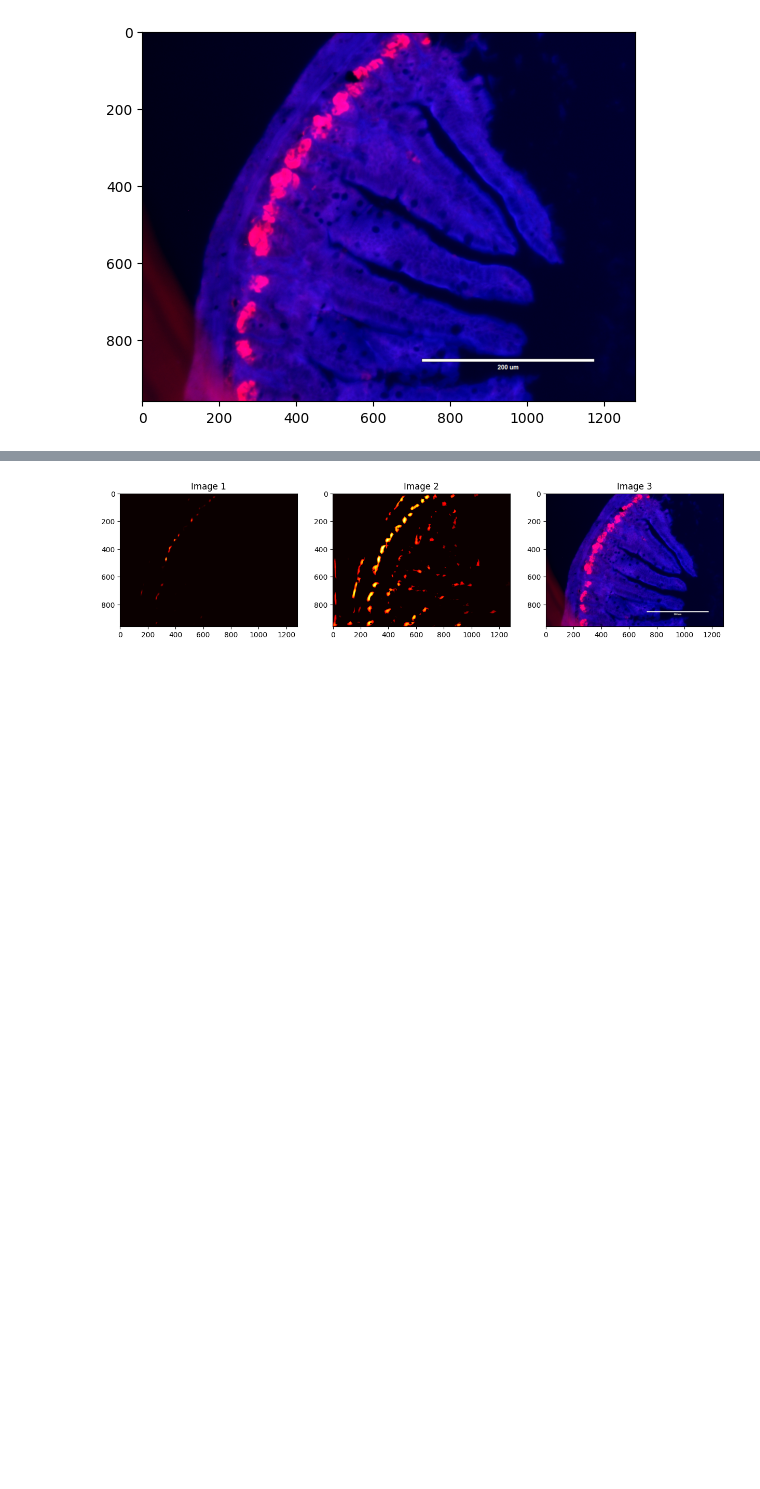
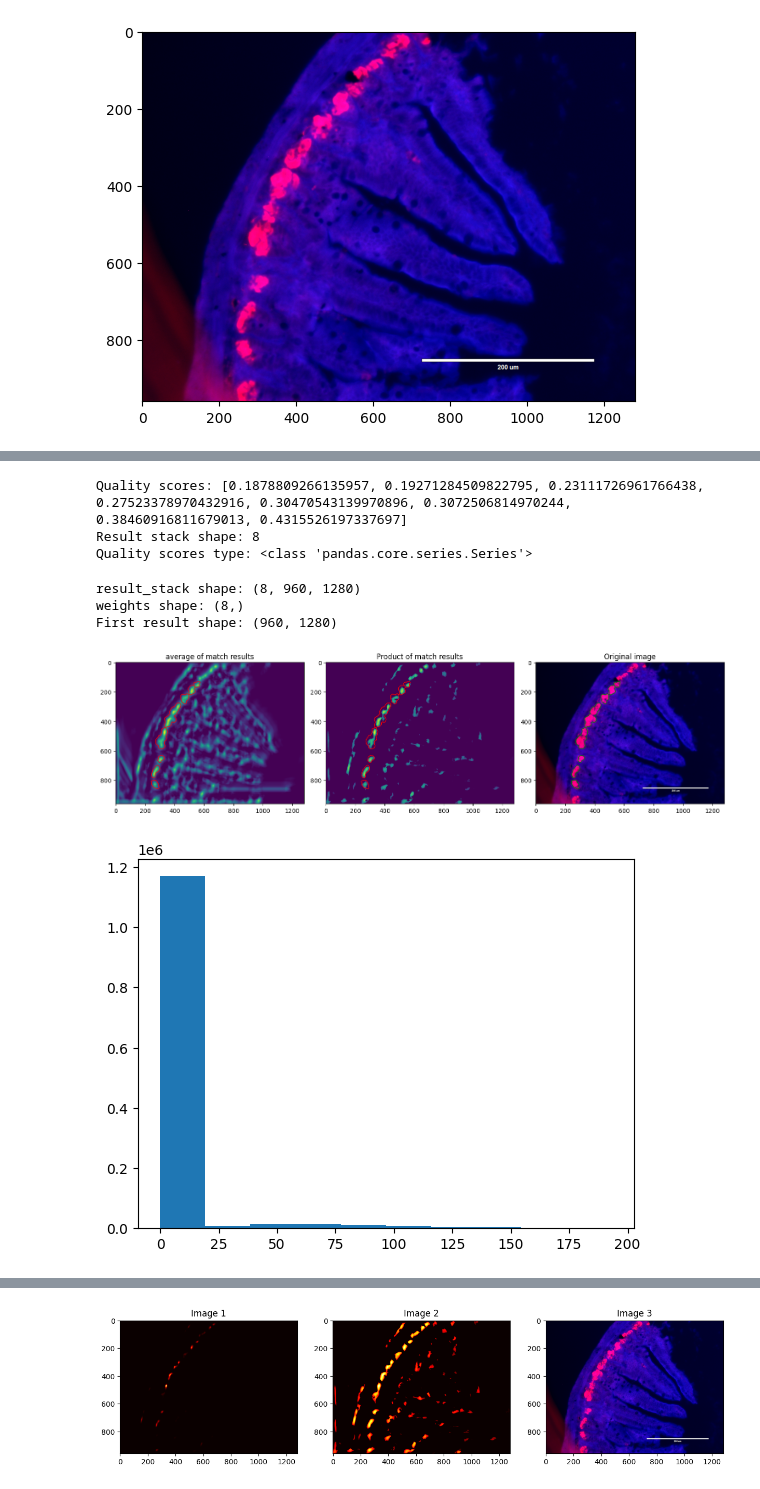
Before and after one commit to pbert5/lysozyme-stain-quantification, a Jupyter notebook: docs/Eronious_segmentation_correction/evaluate_theory.ipynb, the cells around one changed output, grey strips where cells are left out. Cells and saved outputs as stored; diff of their text form; code cells hidden in the pictures; blank space fills up the shorter version.

```diff
--- a/docs/Eronious_segmentation_correction/evaluate_theory.ipynb
+++ b/docs/Eronious_segmentation_correction/evaluate_theory.ipynb
@@ -132,2 +202,48 @@ plt.show()
+# %%
+print("Quality scores:", list(crypt_scores['properties_df']['quality_score']))
+print("Result stack shape:", len(result_stack))
+print("Quality scores type:", type(crypt_scores['properties_df']['quality_score']))
+# %% [output]
+Quality scores: [0.1878809266135957, 0.19271284509822795, 0.23111726961766438, 0.27523378970432916, 0.30470543139970896, 0.3072506814970244, 0.38460916811679013, 0.4315526197337697]
+Result stack shape: 8
+Quality scores type: <class 'pandas.core.series.Series'>
+# %%
+# Let's check the shapes to understand the broadcasting issue
+print("result_stack shape:", np.array(result_stack).shape)
+print("weights shape:", np.array(crypt_scores['properties_df']['quality_score']).shape)
+print("First result shape:", result_stack[0].shape)
+# %% [output]
+result_stack shape: (8, 960, 1280)
+weights shape: (8,)
+First result shape: (960, 1280)
+# %%
+from scipy.stats import gmean
+
+fig, ax = plt.subplots(1,3, figsize=(15,5))
+
+avg_results = np.average(result_stack, axis=0)
+collapsed_results = gmean(result_stack).astype(np.uint16)
+ax[0].imshow(avg_results)
+ax[0].set_title("average of match results")
+ax[0].contour(boundaries, colors='r', linewidths=0.5)
+
+
+ax[1].imshow(collapsed_results)
+ax[1].set_title("Product of match results")
+ax[1].contour(boundaries, colors='r', linewidths=0.5)
+ax[2].imshow(image)
+ax[2].set_title("Original image")
+ax[2].contour(boundaries, colors='g', linewidths=0.5)
+fig.tight_layout()
+fig.show()
+
+# plt.imshow(np.multiply.reduce(result_stack))
+# plt.contour(boundaries, colors='r', linewidths=0.5)
+fig = plt.figure()
+plt.hist(collapsed_results.flatten())
+fig.show()
+# %% [output]
+[figure, added]
+[figure, added]
 # %%
 from scipy.stats import gmean
```
Also changed, not shown: parts of 11 cells of this notebook.
